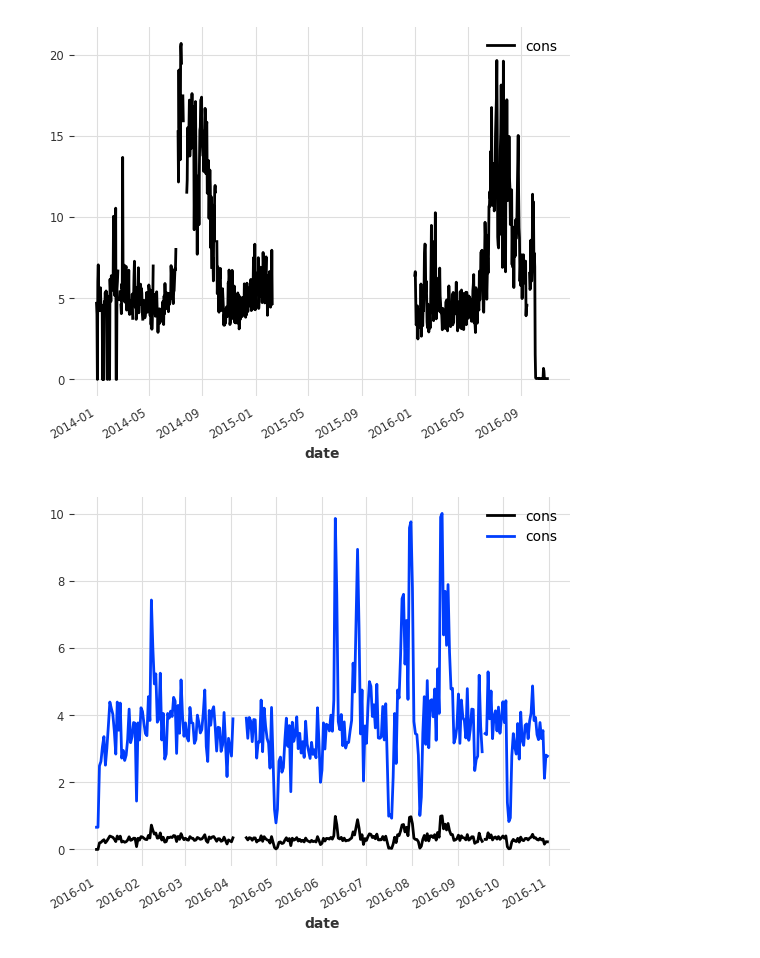
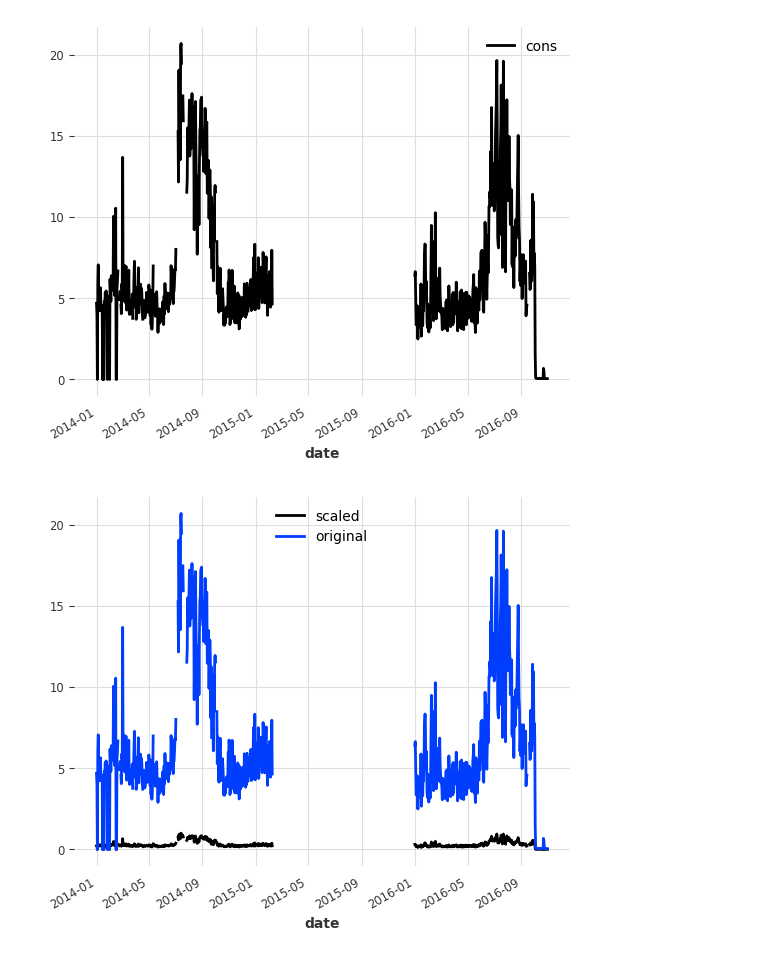
Before and after one commit to izorin/ntl, a Jupyter notebook: ntl/notebooks/darts_test.ipynb, the cells around one changed output. Drawn from its saved outputs; the diff is of its cells as text; code cells hidden in the pictures.

```diff
--- a/ntl/notebooks/darts_test.ipynb
+++ b/ntl/notebooks/darts_test.ipynb
@@ -35,11 +42,5 @@ from darts.timeseries import TimeSeries
 # %%
 data_path = '/Users/ivan_zorin/Documents/DEV/data/sgcc/data.csv'
-dataset = get_dataset(data_path)
+norm, anomal = get_sgcc_data(data_path, normal_anomal_split=True)
-# %%
-norm = dataset[dataset['FLAG'] == 0].drop('FLAG', axis=1)
-anomal = dataset[dataset['FLAG'] == 1].drop('FLAG', axis=1)
-# %%
-norm = norm.reset_index().melt(id_vars=['CONS_NO'], var_name='date', value_name='cons')
-anomal = anomal.reset_index().melt(id_vars=['CONS_NO'], var_name='date', value_name='cons')
 # %%
 norm_ts = TimeSeries.from_group_dataframe(norm, group_cols='CONS_NO', time_col='date', value_cols='cons', freq='d')
@@ -53,8 +54,8 @@ norm_ts[3].plot()
 scaler = Scaler(verbose=True, n_jobs=-1)
 norm_scaled = scaler.fit_transform(norm_ts)
 # %%
-idx = 0
-for t in [norm_scaled[idx], norm_ts[idx]]:
-    t.plot()
+idx = 3
+for t, label in zip([norm_scaled[idx], norm_ts[idx]], ['scaled', 'original']):
+    t.plot(label=label)
 # %% [output]
-[figure, old version]
+[figure, new version]
```
Also changed, not shown: parts of 23 cells of this notebook, 9 other files.
